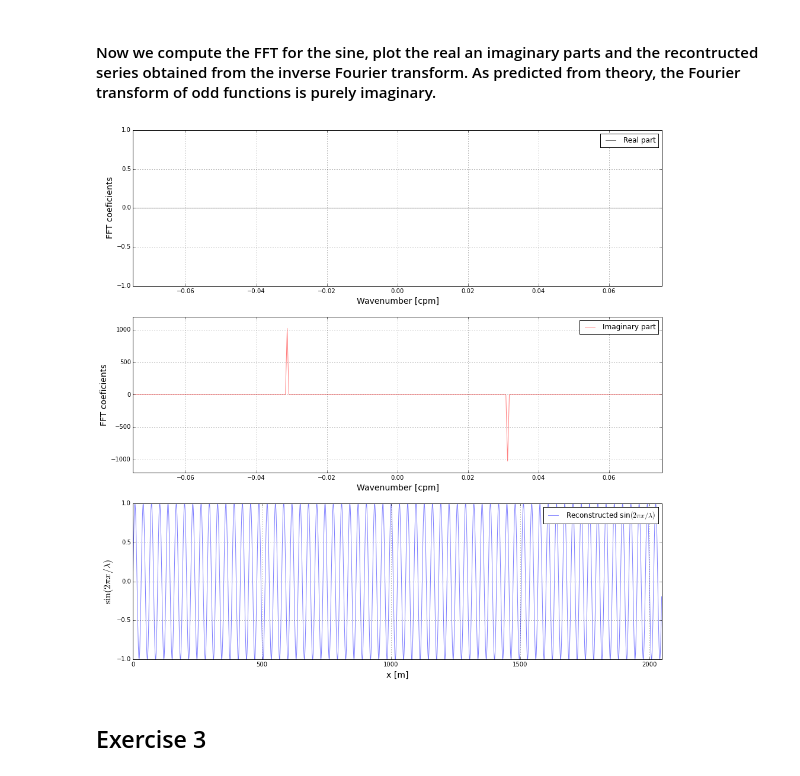
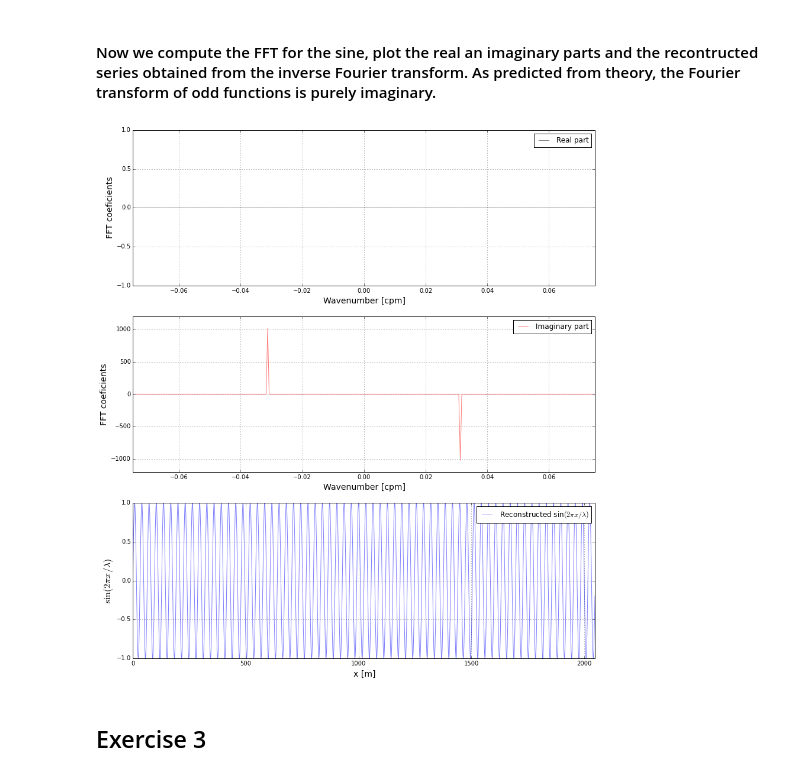
Before and after one commit to biavillasboas/SIO236, a Jupyter notebook: labs/lab02/villasboas_bia_lab2.ipynb, the cells around one changed output. Saved outputs shown, nothing was run; the diff lists cells and outputs as text; code cells hidden in the pictures.

```diff
--- a/labs/lab02/villasboas_bia_lab2.ipynb
+++ b/labs/lab02/villasboas_bia_lab2.ipynb
@@ -88,30 +88,30 @@ y_reconst = np.fft.ifft(fft_sin0)
 # %%
-plt.figure(figsize=(16,16))
+plt.figure(figsize=(14,16))
 plt.subplot(311)
 plt.plot(k, fft_sin.real, '-k',alpha=.5, label='Real part')
 plt.ylim([-1,1])
 plt.xlim([-0.075,0.075])
 plt.grid()
 plt.ylabel('FFT coeficients', fontsize=14)
 plt.xlabel('Wavenumber [cpm]', fontsize=14)
 plt.legend()
 plt.subplot(312)
 plt.plot(k, fft_sin.imag, '-r',alpha=.5, label='Imaginary part')
 plt.ylim([-1200,1200])
 plt.xlim([-0.075,0.075])
 plt.legend()
 plt.xlabel('Wavenumber [cpm]', fontsize=14)
 plt.ylabel('FFT coeficients', fontsize=14)
 plt.grid()
 plt.subplot(313)
 plt.plot(x, y_reconst, '-b',alpha=.5, label='Reconstructed sin$(2\pi x/\lambda)$')
 plt.legend()
 plt.xlim([0,2048])
 plt.xlabel('x [m]', fontsize = 14 )
 plt.ylabel('$\sin(2\pi x/\lambda)$', fontsize =16)
 plt.grid()
 # %% [output]
-[figure, old version]
+[figure, new version]
 # %% [markdown]
 ## Exercise 3
 # %% [markdown]
```
Also changed, not shown: parts of 16 cells of this notebook.
